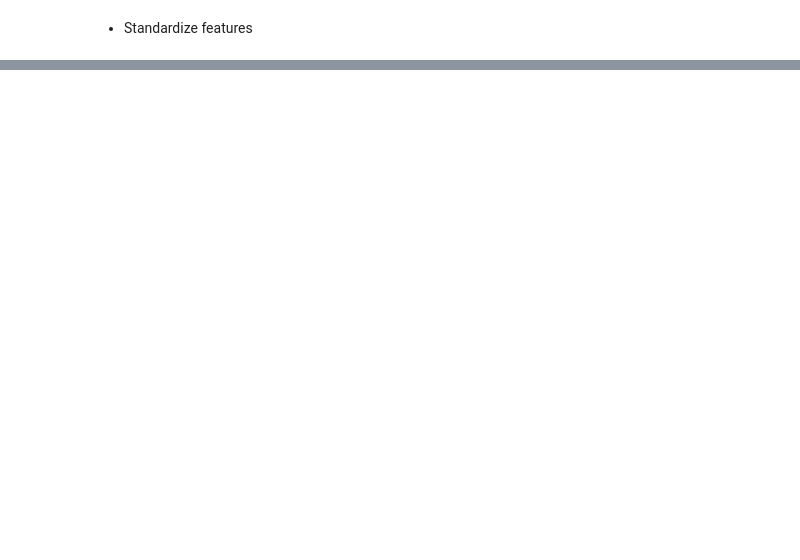
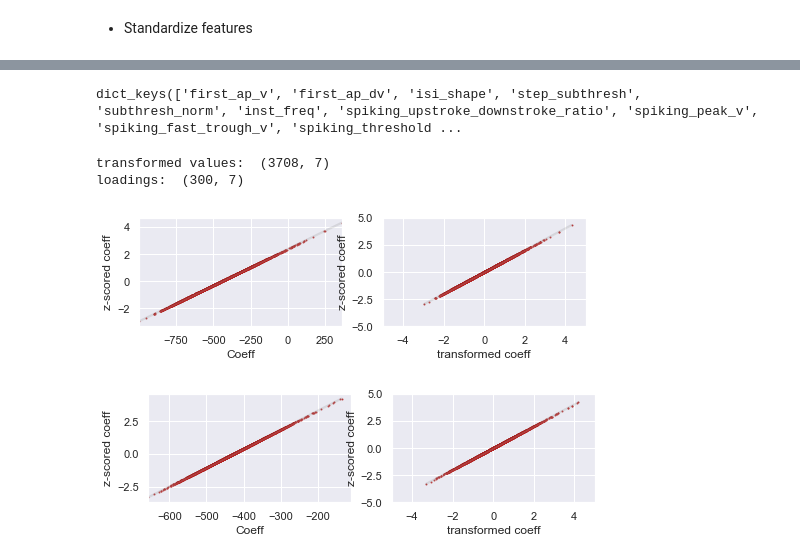
Before and after one commit to AllenInstitute/coupledAE-patchseq, a Jupyter notebook: loaddataset_v2.ipynb, the cells around one changed output, grey strips where cells are left out. Drawn from its saved outputs; the diff is of its cells as text; code cells hidden in the pictures; blank space fills up the shorter version.

```diff
--- a/loaddataset_v2.ipynb
+++ b/loaddataset_v2.ipynb
@@ -470,0 +490,52 @@ sio.savemat(base_path+'PS_v4_beta_0-4_allT_equalTE.mat',matdict,do_compression=T
+# %%
+L = joblib.load('/Users/fruity/Dropbox/AllenInstitute/CellTypes/dat/raw/patchseq-v4/spca_loadings_mMET_curated_Nov11.pkl')
+S = pd.read_csv('/Users/fruity/Dropbox/AllenInstitute/CellTypes/dat/raw/patchseq-v4/sparse_pca_components_mMET_curated_Nov11_withheaders.csv')
+D = sio.loadmat('/Users/fruity/Dropbox/AllenInstitute/CellTypes/dat/raw/patchseq-v4/PS_v5_beta_0-4_pc_ipxf_eqTE.mat',squeeze_me=True)
+# %%
+L.keys()
+# %% [output]
+dict_keys(['first_ap_v', 'first_ap_dv', 'isi_shape', 'step_subthresh', 'subthresh_norm', 'inst_freq', 'spiking_upstroke_downstroke_ratio', 'spiking_peak_v', 'spiking_fast_trough_v', 'spiking_threshold ...
+# %%
+#These are the original pc coefficients
+print('transformed values: ',L['first_ap_v']['transformed_values'].shape)
+
+#These are the original pc vectors
+print('loadings: ',L['first_ap_v']['loadings'].shape)
+# %% [output]
+transformed values:  (3708, 7)
+loadings:  (300, 7)
+# %%
+from sklearn.linear_model import LinearRegression
+import seaborn as sns
+sns.set()
+# %%
+#Checks to ensure that z-scored loadings used previously are linearly related to original loadings:
+for i in range(2):
+    x = L['first_ap_v']['transformed_values'][:,i] #original
+    y = S['first_ap_v_'+str(i)].values             #z-scored
+
+    #Estimate the mean and std used for z-scoring
+    regressor = LinearRegression()
+    regressor.fit(y[...,np.newaxis],x[...,np.newaxis])
+    stdval = regressor.coef_
+    meanval = regressor.intercept_
+
+    plt.figure(figsize = (8,2))
+    plt.subplot(1,2,1)
+    sns.regplot(x, y, scatter_kws={'s':1,'color':'firebrick'},line_kws={'color':'k','alpha':0.1})
+    ax = plt.gca()
+    ax.set_xlabel('Coeff')
+    ax.set_ylabel('z-scored coeff')
+
+    #Check by normalizing the original data:
+    plt.subplot(1,2,2)
+    sns.regplot((x-meanval)/stdval,y,scatter_kws={'s':1,'color':'firebrick'},line_kws={'color':'k','alpha':0.1})
+    ax = plt.gca()
+    ax.set_xlabel('transformed coeff')
+    ax.set_ylabel('z-scored coeff')
+    ax.set_ylim(-5,5)
+    ax.set_xlim(-5,5)
+    plt.show()
+# %% [output]
+[figure, added]
+[figure, added]
```
Also changed, not shown: parts of 30 cells of this notebook.
